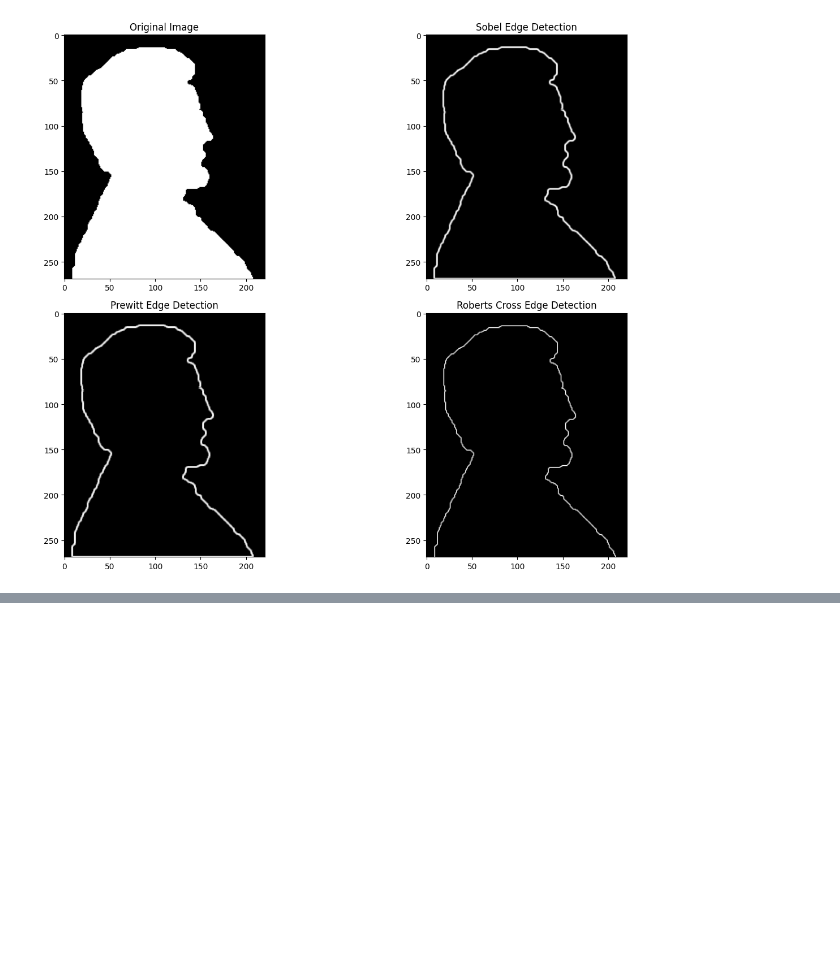
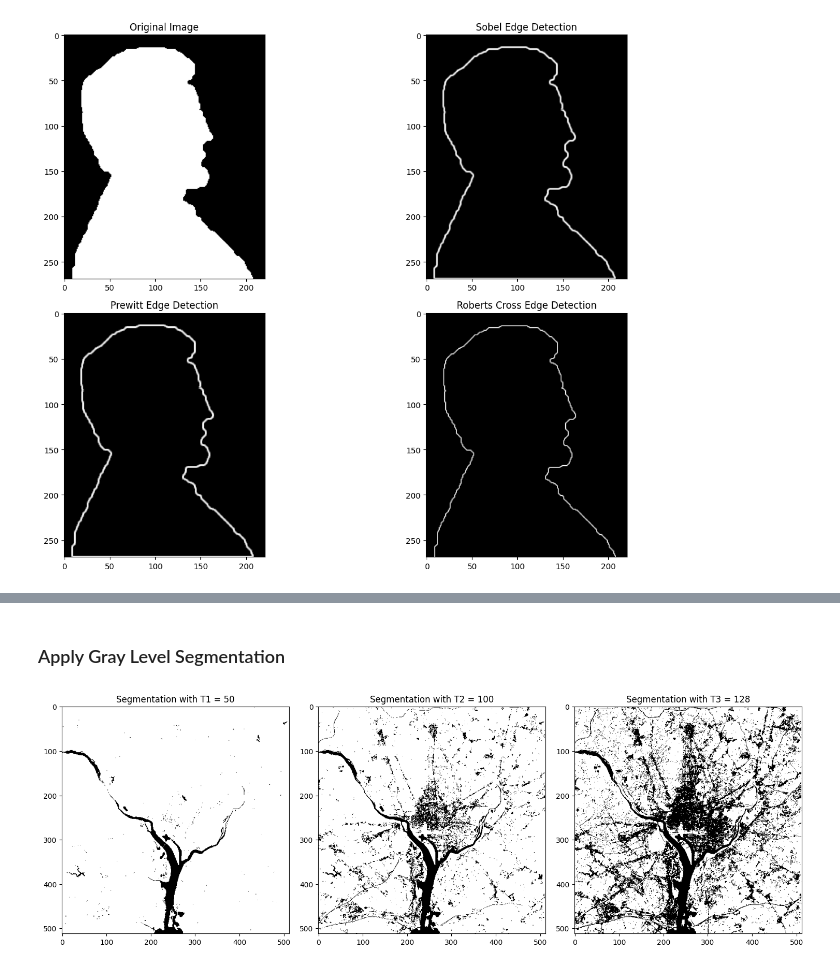
Before and after one commit to Mominur-sumon/Digital_image_processing_Lab_2025, a Jupyter notebook: 5.edge_segmentation_thresgold.ipynb, the cells around one changed output, grey strips where cells are left out. Drawn from its saved outputs; the diff is of its cells as text; code cells hidden in the pictures; blank space fills up the shorter version.

```diff
--- a/5.edge_segmentation_thresgold.ipynb
+++ b/5.edge_segmentation_thresgold.ipynb
@@ -168,0 +185,36 @@ plt.show()
+# %% [markdown]
+### Apply Gray Level Segmentation
+# %%
+T1 = 50
+segmented_image1 = np.where(original_image>T1, 255, 0).astype(np.uint8)
+
+T2 = 100
+segmented_image2 = np.where(original_image>T2, 255, 0).astype(np.uint8)
+
+T3 = 128
+segmented_image3 = np.where(original_image>T3, 255, 0).astype(np.uint8)
+
+plt.figure(figsize=(15, 5))
+
+# Plot segmented_image1
+plt.subplot(1, 3, 1)
+plt.imshow(segmented_image1, cmap='gray')
+plt.title(f'Segmentation with T1 = {T1}')
+
+
+# Plot segmented_image2
+plt.subplot(1, 3, 2)
+plt.imshow(segmented_image2, cmap='gray')
+plt.title(f'Segmentation with T2 = {T2}')
+
+
+# Plot segmented_image3
+plt.subplot(1, 3, 3)
+plt.imshow(segmented_image3, cmap='gray')
+plt.title(f'Segmentation with T3 = {T3}')
+
+# Show all plots
+plt.tight_layout()
+plt.show()
+# %% [output]
+[figure, added]
```
Also changed, not shown: parts of 8 cells of this notebook.
